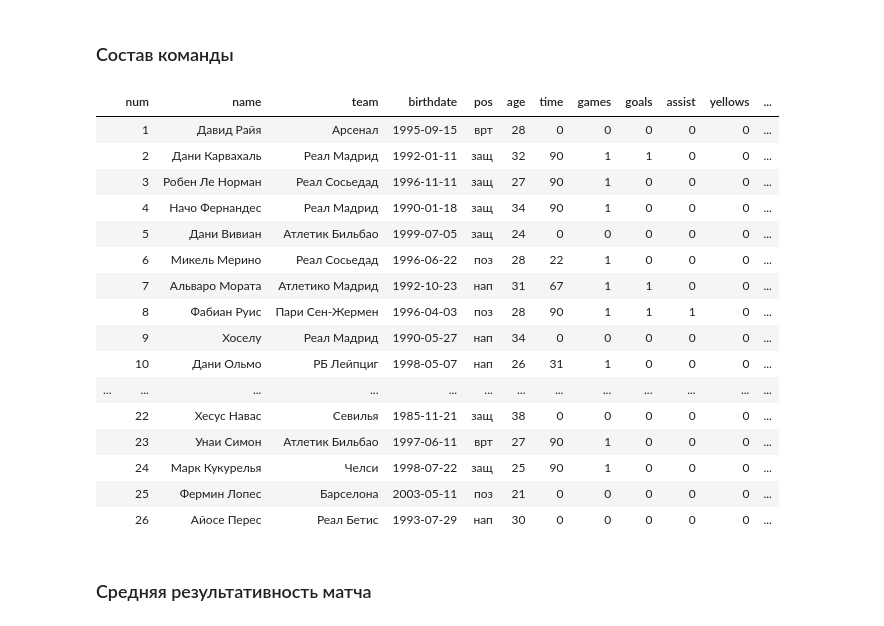
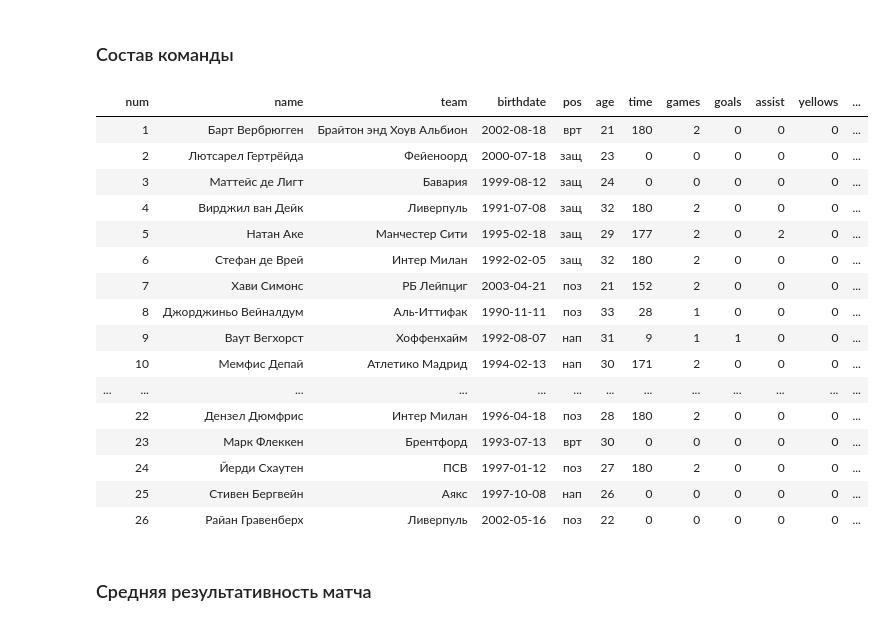
Before and after one commit to elp87/Euro-2024, a Jupyter notebook: euro.ipynb, the cells around one changed output. Saved outputs shown, nothing was run; the diff lists cells and outputs as text; code cells hidden in the pictures.

```diff
--- a/euro.ipynb
+++ b/euro.ipynb
@@ -221,7 +221,7 @@ for i in range(6):
 # %% [markdown]
 ### Состав команды
 # %%
-lteam='Испания'
+lteam='Нидерланды'
 # Берем id страны
 lteam_id = countries[countries['country']==lteam]['country_id']
 lteam_id = lteam_id.reset_index(drop=True)[0]
@@ -244,49 +244,49 @@ try:
     lassist = (events_df[(events_df['country_id']==lteam_id) & (events_df['event'] == 'пас')]
      .pivot_table(index='name', values='event', aggfunc='count'))
     lassist.columns = ['assist']
     lteam_players = lteam_players.merge(lassist, on='name', how='left')
 except ValueError:
     lteam_players['assist'] = 0
 # Желтые карточки
 try:
     lyellows = (events_df[(events_df['country_id']==lteam_id) & (events_df['event'] == 'желтая карточка')]
      .pivot_table(index='name', values='event', aggfunc='count'))
     lyellows.columns = ['yellows']
     lteam_players = lteam_players.merge(lyellows, on='name', how='left')
 except ValueError:
     lteam_players['yellows'] = 0
 # Красные карточки
 try:
     lreds = (events_df[(events_df['country_id']==lteam_id) & (events_df['event'] == 'красная карточка')]
      .pivot_table(index='name', values='event', aggfunc='count'))
     lreds.columns = ['reds']
     lreds
     lteam_players = lteam_players.merge(lreds, on='name', how='left')
 except:
     lteam_players['reds'] = 0
 lteam_players = lteam_players.drop(['country_id', 'country'], axis=1)
 lteam_players = lteam_players.fillna(0)
 lteam_players[['age', 'time','games', 'goals', 'assist', 'yellows', 'reds']] = lteam_players[['age', 'time', 'games', 'goals', 'assist', 'yellows', 'reds']].astype('int')
 lteam_players.index = ['']*len(lteam_players) # Скрывает индекс
 lteam_players.sort_values(by='num')
 # %% [output]
 |  | num | name | team | birthdate | pos | age | time | games | goals | assist | yellows | ... |
-|  | 1 | Давид Райя | Арсенал | 1995-09-15 | врт | 28 | 0 | 0 | 0 | 0 | 0 | ... |
-|  | 2 | Дани Карвахаль | Реал Мадрид | 1992-01-11 | защ | 32 | 90 | 1 | 1 | 0 | 0 | ... |
-|  | 3 | Робен Ле Норман | Реал Сосьедад | 1996-11-11 | защ | 27 | 90 | 1 | 0 | 0 | 0 | ... |
-|  | 4 | Начо Фернандес | Реал Мадрид | 1990-01-18 | защ | 34 | 90 | 1 | 0 | 0 | 0 | ... |
-|  | 5 | Дани Вивиан | Атлетик Бильбао | 1999-07-05 | защ | 24 | 0 | 0 | 0 | 0 | 0 | ... |
-|  | 6 | Микель Мерино | Реал Сосьедад | 1996-06-22 | поз | 28 | 22 | 1 | 0 | 0 | 0 | ... |
-|  | 7 | Альваро Мората | Атлетико Мадрид | 1992-10-23 | нап | 31 | 67 | 1 | 1 | 0 | 0 | ... |
-|  | 8 | Фабиан Руис | Пари Сен-Жермен | 1996-04-03 | поз | 28 | 90 | 1 | 1 | 1 | 0 | ... |
-|  | 9 | Хоселу | Реал Мадрид | 1990-05-27 | нап | 34 | 0 | 0 | 0 | 0 | 0 | ... |
-|  | 10 | Дани Ольмо | РБ Лейпциг | 1998-05-07 | нап | 26 | 31 | 1 | 0 | 0 | 0 | ... |
+|  | 1 | Барт Вербрюгген | Брайтон энд Хоув Альбион | 2002-08-18 | врт | 21 | 180 | 2 | 0 | 0 | 0 | ... |
+|  | 2 | Лютсарел Гертрёйда | Фейеноорд | 2000-07-18 | защ | 23 | 0 | 0 | 0 | 0 | 0 | ... |
+|  | 3 | Маттейс де Лигт | Бавария | 1999-08-12 | защ | 24 | 0 | 0 | 0 | 0 | 0 | ... |
+|  | 4 | Вирджил ван Дейк | Ливерпуль | 1991-07-08 | защ | 32 | 180 | 2 | 0 | 0 | 0 | ... |
+|  | 5 | Натан Аке | Манчестер Сити | 1995-02-18 | защ | 29 | 177 | 2 | 0 | 2 | 0 | ... |
+|  | 6 | Стефан де Врей | Интер Милан | 1992-02-05 | защ | 32 | 180 | 2 | 0 | 0 | 0 | ... |
+|  | 7 | Хави Симонс | РБ Лейпциг | 2003-04-21 | поз | 21 | 152 | 2 | 0 | 0 | 0 | ... |
+|  | 8 | Джорджиньо Вейналдум | Аль-Иттифак | 1990-11-11 | поз | 33 | 28 | 1 | 0 | 0 | 0 | ... |
+|  | 9 | Ваут Вегхорст | Хоффенхайм | 1992-08-07 | нап | 31 | 9 | 1 | 1 | 0 | 0 | ... |
+|  | 10 | Мемфис Депай | Атлетико Мадрид | 1994-02-13 | нап | 30 | 171 | 2 | 0 | 0 | 0 | ... |
 | ... | ... | ... | ... | ... | ... | ... | ... | ... | ... | ... | ... | ... |
-|  | 22 | Хесус Навас | Севилья | 1985-11-21 | защ | 38 | 0 | 0 | 0 | 0 | 0 | ... |
-|  | 23 | Унаи Симон | Атлетик Бильбао | 1997-06-11 | врт | 27 | 90 | 1 | 0 | 0 | 0 | ... |
-|  | 24 | Марк Кукурелья | Челси | 1998-07-22 | защ | 25 | 90 | 1 | 0 | 0 | 0 | ... |
-|  | 25 | Фермин Лопес | Барселона | 2003-05-11 | поз | 21 | 0 | 0 | 0 | 0 | 0 | ... |
-|  | 26 | Айосе Перес | Реал Бетис | 1993-07-29 | нап | 30 | 0 | 0 | 0 | 0 | 0 | ... |
+|  | 22 | Дензел Дюмфрис | Интер Милан | 1996-04-18 | поз | 28 | 180 | 2 | 0 | 0 | 0 | ... |
+|  | 23 | Марк Флеккен | Брентфорд | 1993-07-13 | врт | 30 | 0 | 0 | 0 | 0 | 0 | ... |
+|  | 24 | Йерди Схаутен | ПСВ | 1997-01-12 | поз | 27 | 180 | 2 | 0 | 0 | 0 | ... |
+|  | 25 | Стивен Бергвейн | Аякс | 1997-10-08 | нап | 26 | 0 | 0 | 0 | 0 | 0 | ... |
+|  | 26 | Райан Гравенберх | Ливерпуль | 2002-05-16 | поз | 22 | 0 | 0 | 0 | 0 | 0 | ... |
 # %% [markdown]
 ### Средняя результативность матча
 # %%
```
Also changed, not shown: parts of 14 cells of this notebook, 3 other files.
